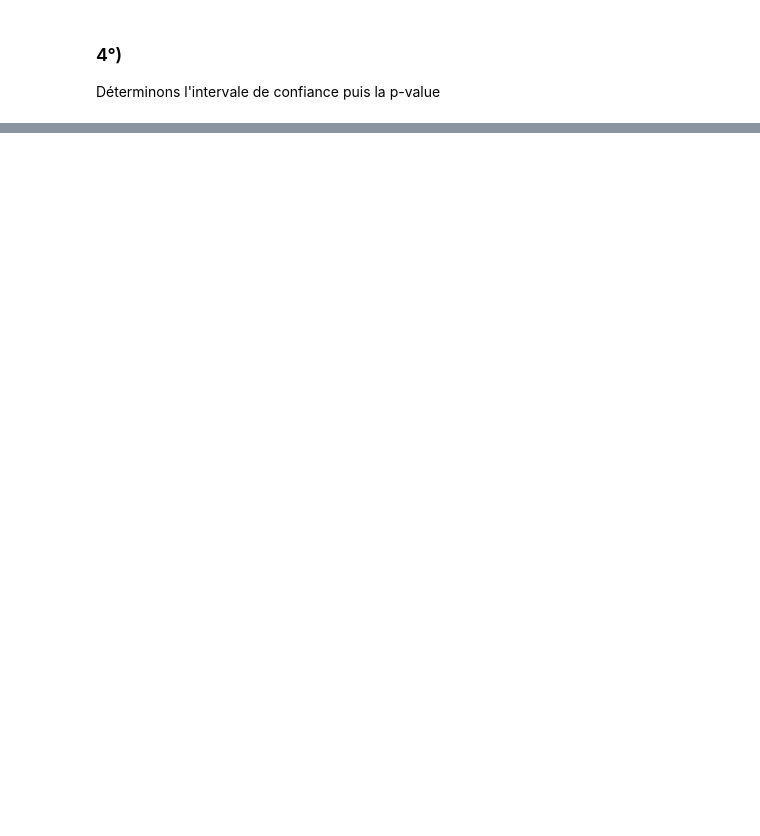
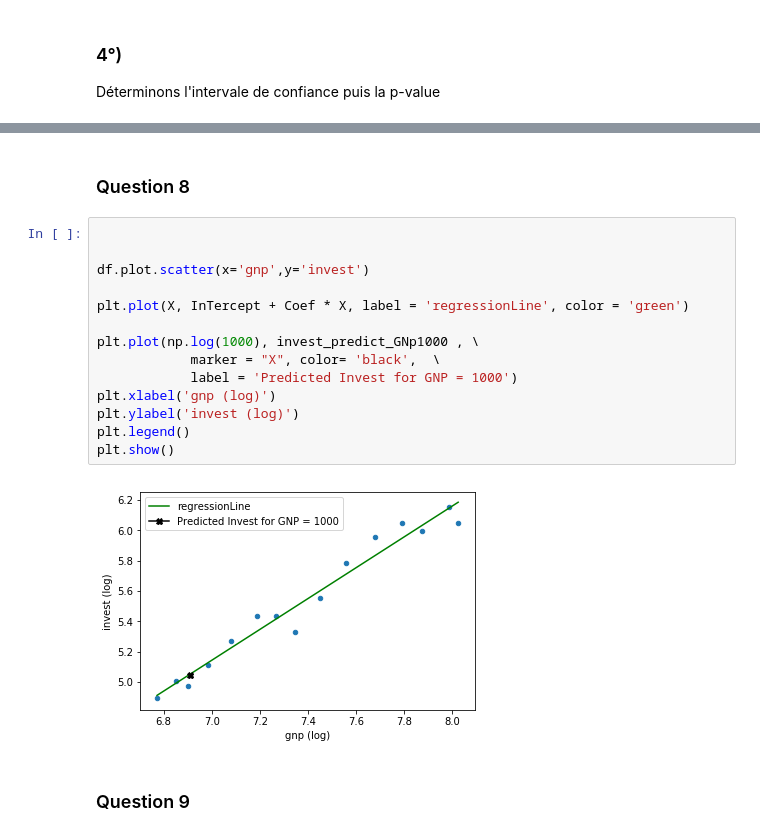
Before and after one commit to AnthonyHoudaille/BigData_TELECOM, a Jupyter notebook: Statistics/TP2 - Regression .ipynb, the cells around one changed output, grey strips where cells are left out. Cells and saved outputs as stored; diff of their text form; blank space fills up the shorter version.

```diff
--- a/Statistics/TP2 - Regression .ipynb
+++ b/Statistics/TP2 - Regression .ipynb
@@ -71,0 +151,20 @@ Déterminons l'intervale de confiance puis la p-value
+# %% [markdown]
+### Question 8
+# %%
+
+
+df.plot.scatter(x='gnp',y='invest')
+
+plt.plot(X, InTercept + Coef * X, label = 'regressionLine', color = 'green')
+
+plt.plot(np.log(1000), invest_predict_GNp1000 , \
+            marker = "X", color= 'black',  \
+            label = 'Predicted Invest for GNP = 1000')
+plt.xlabel('gnp (log)')
+plt.ylabel('invest (log)')
+plt.legend()
+plt.show()
+# %% [output]
+[figure, added]
+# %% [markdown]
+### Question 9
```
Also changed, not shown: parts of 18 cells of this notebook, 1 other file.
